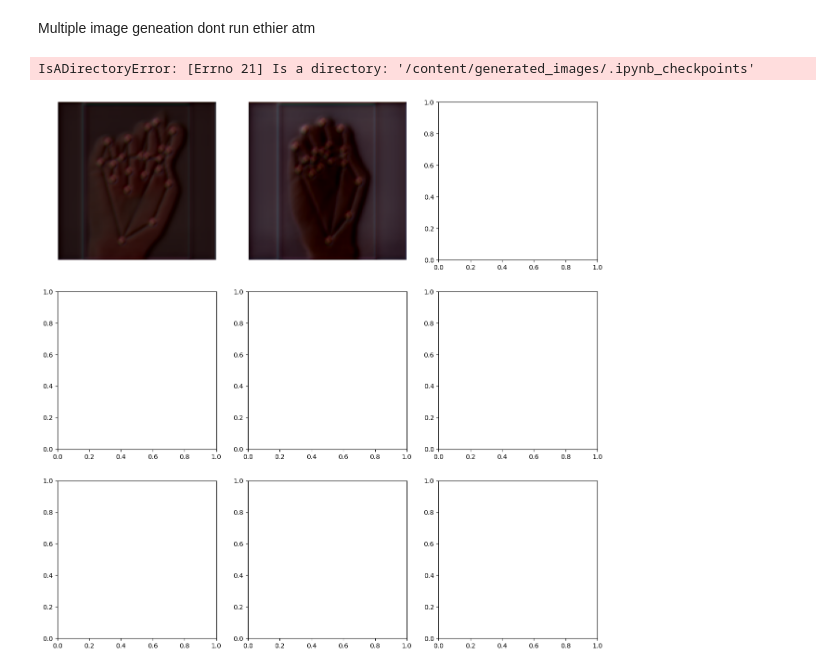
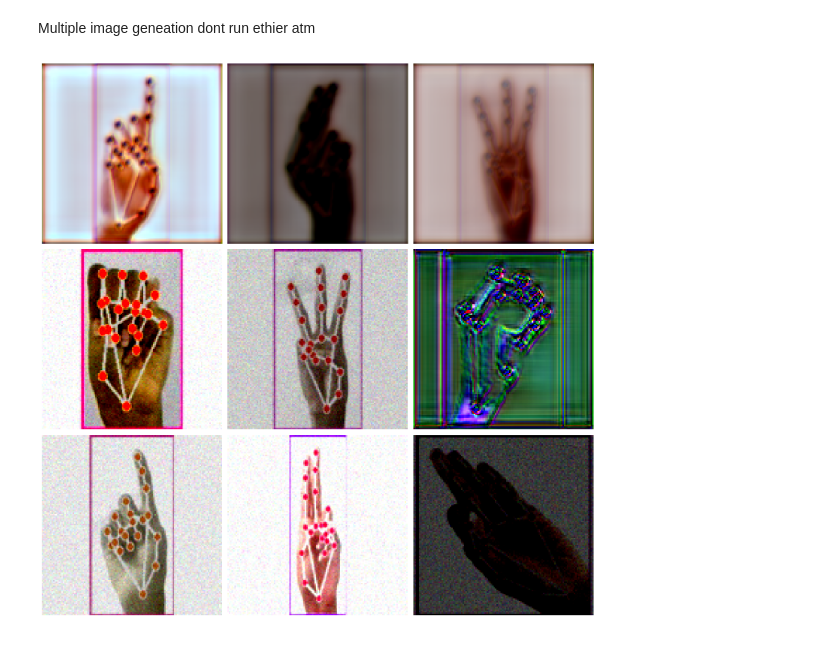
Before and after one commit to dyllanesl/AI-EDGE-Project, a Jupyter notebook: ASL_Project.ipynb, the cells around one changed output. Drawn from its saved outputs; the diff is of its cells as text; code cells hidden in the pictures.

Commit message:
cleared unnecessary outputs

```diff
--- a/ASL_Project.ipynb
+++ b/ASL_Project.ipynb
@@ -428,19 +433,18 @@ dont run ethier atm
 # %%
 import matplotlib.pyplot as plt
 
 # Display multiple images in a grid
 def display_images(image_paths, cols=3, rows=3):
     fig, axes = plt.subplots(rows, cols, figsize=(15, 15))
     for ax, img_path in zip(axes.flatten(), image_paths):
         img = Image.open(img_path)
         ax.imshow(img)
         ax.axis('off')
     plt.tight_layout()
     plt.show()
 
 # Get paths for a few generated images
-image_paths = [os.path.join(output_dir, img) for img in generated_images[:26]]  # Adjust the number of images as needed
+image_paths = [os.path.join(output_dir, img) for img in generated_images[:24]]  # Adjust the number of images as needed
 display_images(image_paths)
 # %% [output]
-IsADirectoryError: [Errno 21] Is a directory: '/content/generated_images/.ipynb_checkpoints'
-[figure, old version]
+[figure, new version]
```
Also changed, not shown: parts of 31 cells of this notebook.
